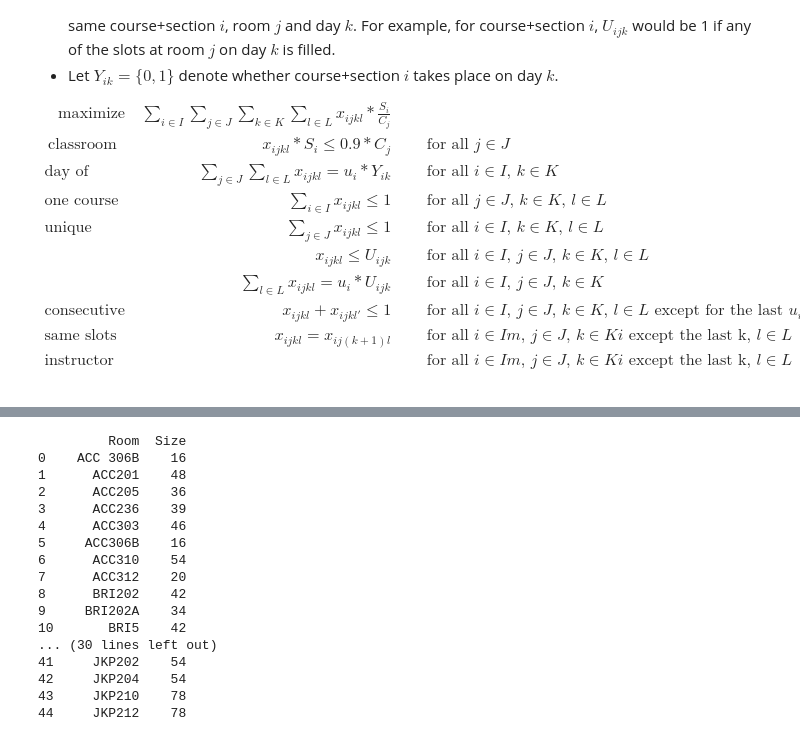
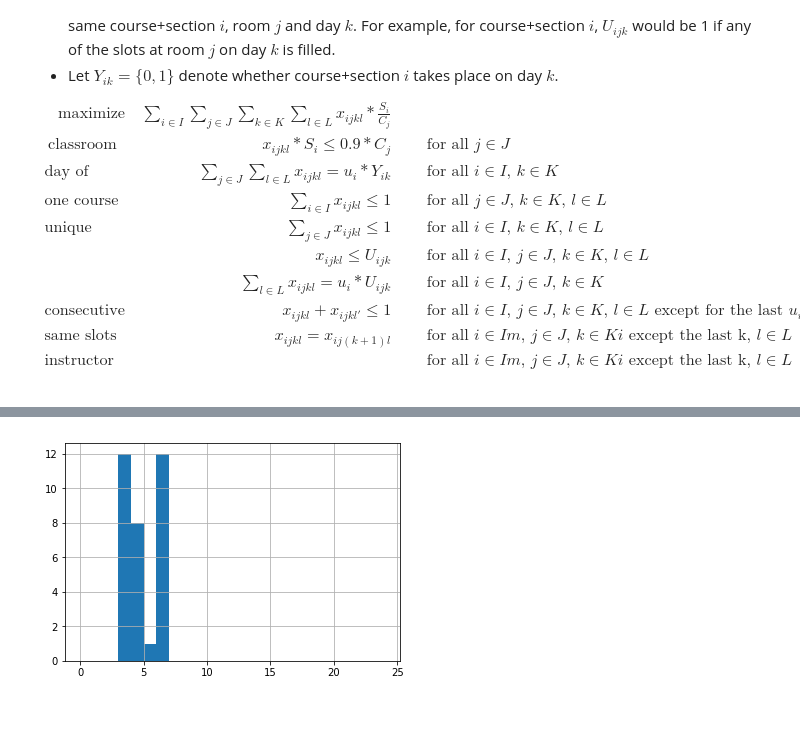
Before and after one commit to BenKang34/CourseSchedulingOptimization, a Jupyter notebook: CourseOptimization_Group8.ipynb, the cells around one changed output, grey strips where cells are left out. Drawn from its saved outputs; the diff is of its cells as text; code cells hidden in the pictures; blank space fills up the shorter version.

```diff
--- a/CourseOptimization_Group8.ipynb
+++ b/CourseOptimization_Group8.ipynb
@@ -199,20 +78,7 @@ Best objective 1.491268258445e+02, best bound 1.491268258445e+02, gap 0.0000%
-# %%
-print(rooms)
-# %% [output]
-         Room  Size
-0    ACC 306B    16
-1      ACC201    48
-2      ACC205    36
-3      ACC236    39
-4      ACC303    46
-5     ACC306B    16
-6      ACC310    54
-7      ACC312    20
-8      BRI202    42
-9     BRI202A    34
-10       BRI5    42
-... (30 lines left out)
-41     JKP202    54
-42     JKP204    54
-43     JKP210    78
-44     JKP212    78
+# %%
+import matplotlib.pyplot as plt
+
+u.hist(bins=range(25))
+plt.show()
+# %% [output]
+[figure, added]
```
Also changed, not shown: parts of 4 cells of this notebook.
